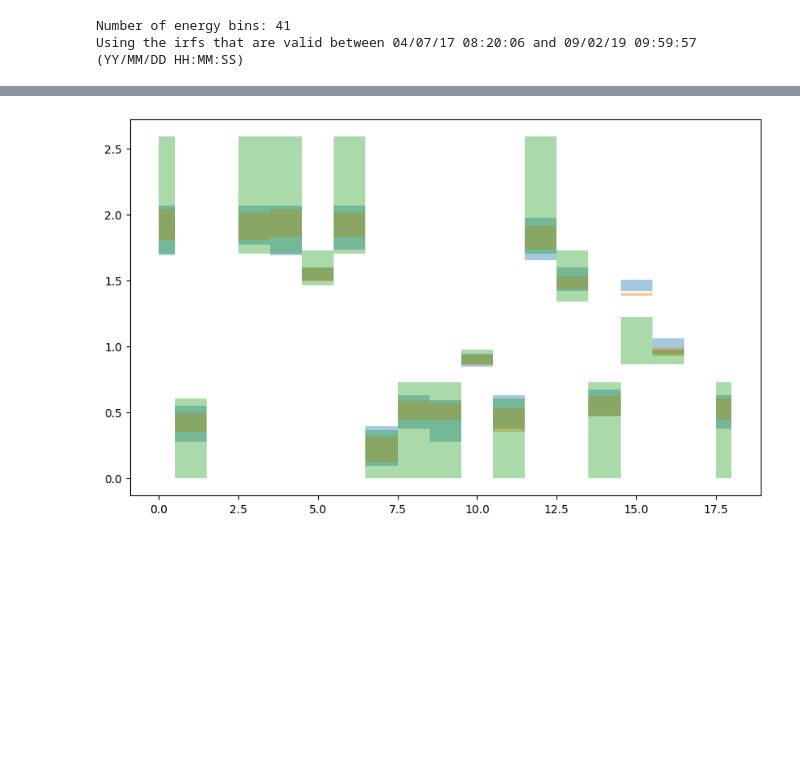
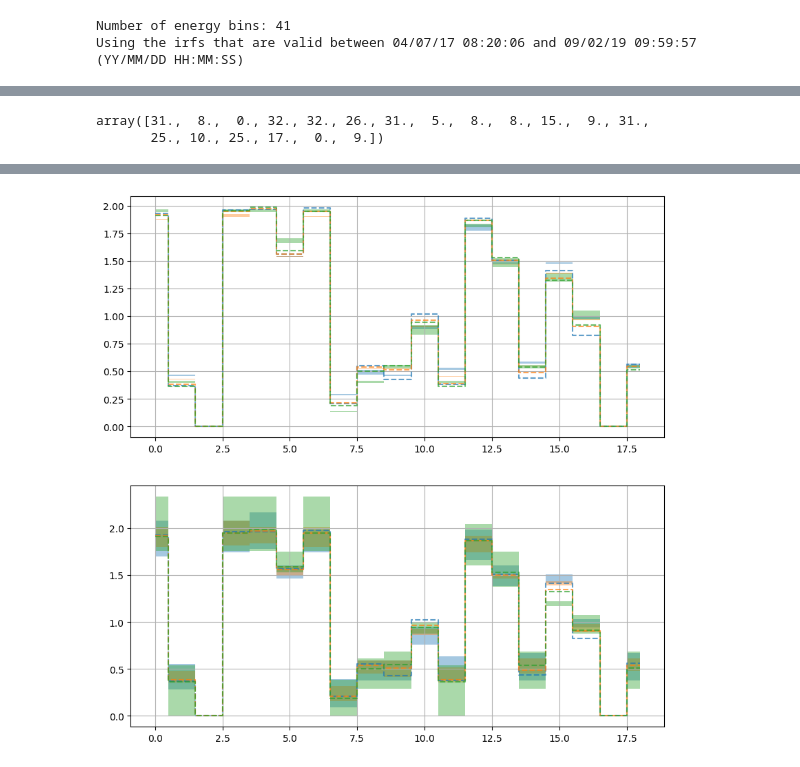
Before and after one commit to timmguthle/INTEGRAL-SPI, a Jupyter notebook: main_files/sim_source_real_bkg/normal_new/0374/ppc.ipynb, the cells around one changed output, grey strips where cells are left out. Saved outputs shown, nothing was run; the diff lists cells and outputs as text; code cells hidden in the pictures; blank space fills up the shorter version.

```diff
--- a/main_files/sim_source_real_bkg/normal_new/0374/ppc.ipynb
+++ b/main_files/sim_source_real_bkg/normal_new/0374/ppc.ipynb
@@ -201,0 +330,24 @@ array([31.,  9.,  0., 27., 31., 29., 33.,  3., 12.,  8., 14.,  8., 24.,
+# %%
+# take a look at the response of spimodfit
+spimodfit_path_1160 = "/home/tguethle/cookbook/SPI_cookbook/examples/automated_Crab/fit_Crab_bright_100_small_bins/"
+spimodfit_path_41 = "/home/tguethle/cookbook/SPI_cookbook/examples/automated_Crab/fit_Crab_normal_new/"
+
+response_name = "convolved_sky_images.fits"
+
+with fits.open(spimodfit_path_41 + response_name) as hdul:
+    t = Table(hdul[2].data)
+    header = hdul[2].header
+    t2 = Table(hdul[1].data)
+counts_41 = t["COUNTS"]
+err_41_low_K = np.array(t["STAT_ERR"])
+
+
+
+spimodfit_counts_41_low_K = np.array(counts_41)
+# %%
+
+smf = spimodfit_counts_41_low_K[(pointing_id * 19):(pointing_id +1) * 19]
+smf_normal = smf / np.nanmean(smf, axis=0)
+
+smf_err = err_41_low_K[(pointing_id * 19):(pointing_id +1) * 19]
+smf_err_normal = smf_err / np.nanmean(smf, axis=0)
@@ -207,16 +381,28 @@ matplotlib.rcParams.update(matplotlib.rcParamsDefault)
+# %%
+min_val[:,0]
+# %% [output]
+array([31.,  8.,  0., 32., 32., 26., 31.,  5.,  8.,  8., 15.,  9., 31.,
+       25., 10., 25., 17.,  0.,  9.])
 # %%
 %matplotlib inline
 
-fig, ax = plt.subplots(1,1, figsize=(10,6))
+fig, (ax,ax2) = plt.subplots(2,1, figsize=(10,10))
 
-min_val_normal, max_val_normal = min_val / np.nanmean(min_val, axis=0), max_val / np.nanmean(max_val, axis=0)
+
 
 x_det = np.arange(0,19)
 
-used_bins = (0,10,40)
+used_bins = (0,10,30,)
+
+ax.grid()
+ax2.grid()
 
 for bin in used_bins:
     ax.fill_between(x_det, min_val_normal[:,bin], max_val_normal[:,bin], alpha=0.4, step="mid", label=f"Energy Bin {bin}")
-    # ax.step(x_det, min_val_normal[:,bin], where="mid", alpha=0.99)
+    # ax.step(x_det, mean_val_normal[:,bin], where="mid")
+    # ax2.fill_between(x_det, min_val_poisson_normal[:,bin], max_val_poisson_normal[:,bin], alpha=0.4, step="mid", label=f"Energy Bin {bin}")
+    # ax2.step(x_det, mean_val_normal[:,bin], where="mid")
     # ax.step(x_det, max_val_normal[:,bin], where="mid", alpha=0.99, linestyle="--")
+    ax.step(x_det, smf_normal[:,bin], where="mid", label=f"Energy Bin {bin}", linestyle="--", alpha=0.7)
+    ax2.step(x_det, smf_normal[:,bin], where="mid", label=f"Energy Bin {bin}", linestyle="--", alpha=0.7)
 # %% [output]
@@ -224 +409 @@ WARNING RuntimeWarning: invalid value encountered in true_divide
-[figure, old version]
+[figure, new version]
```
Also changed, not shown: parts of 20 cells of this notebook, 19 other files.
